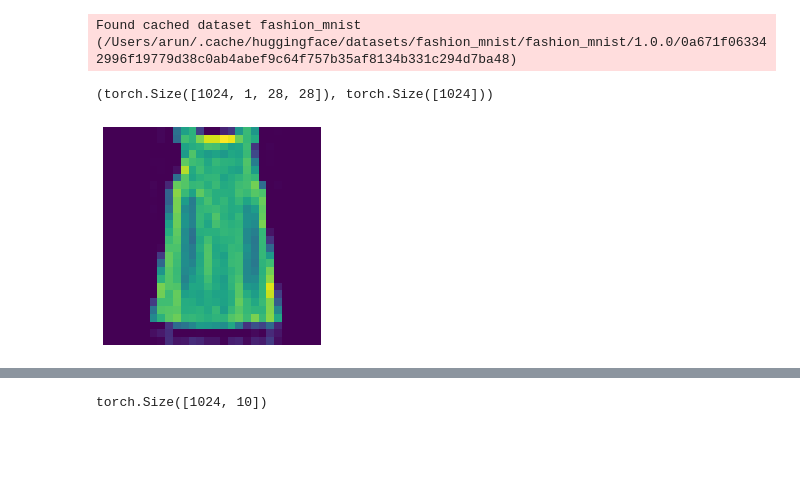
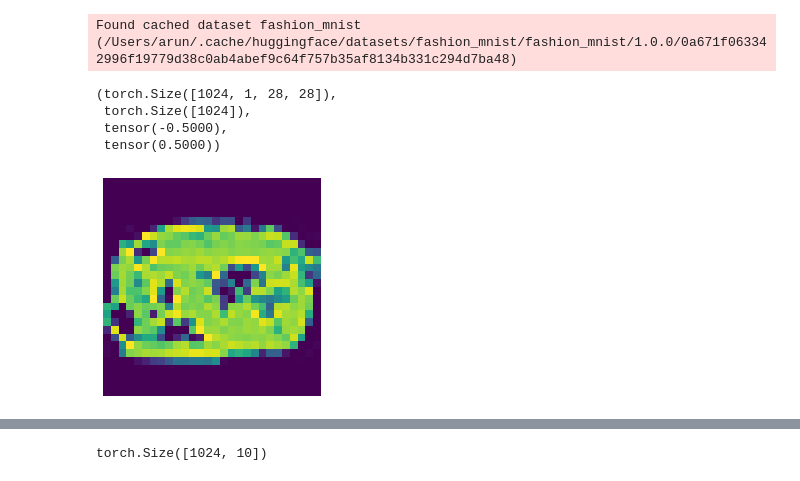
Before and after one commit to arun477/variational_autoencoder, a Jupyter notebook: vae.ipynb, the cells around one changed output, grey strips where cells are left out. Saved outputs shown, nothing was run; the diff lists cells and outputs as text; code cells hidden in the pictures; blank space fills up the shorter version.

```diff
--- a/vae.ipynb
+++ b/vae.ipynb
@@ -17,7 +17,7 @@ dsr = load_dataset(name)
 Found cached dataset fashion_mnist (/Users/arun/.cache/huggingface/datasets/fashion_mnist/fashion_mnist/1.0.0/0a671f063342996f19779d38c0ab4abef9c64f757b35af8134b331c294d7ba48)
 # %%
 def transform(b):
-    b[x] = [TF.to_tensor(ele) for ele in b[x]]
+    b[x] = [TF.to_tensor(ele)-0.5 for ele in b[x]]
     return b
 # %%
 dst = dsr.with_transform(transform)
@@ -35,11 +35,14 @@ bs = 1024
 dls = DataLoaders(dst['train'], dst['test'], batch_size=bs, collate_fn=collate_dict)
 # %%
 xb,yb = next(iter(dls.train))
-xb.shape, yb.shape
+xb.shape, yb.shape, xb.min(), xb.max()
 # %% [output]
-(torch.Size([1024, 1, 28, 28]), torch.Size([1024]))
+(torch.Size([1024, 1, 28, 28]),
+ torch.Size([1024]),
+ tensor(-0.5000),
+ tensor(0.5000))
 # %%
-plt.imshow(xb[0].permute(1, 2, 0));
+plt.imshow(xb[2].permute(1, 2, 0));
 plt.axis('off');
 # %% [output]
-[figure, old version]
+[figure, new version]
```
Also changed, not shown: parts of 5 cells of this notebook.
